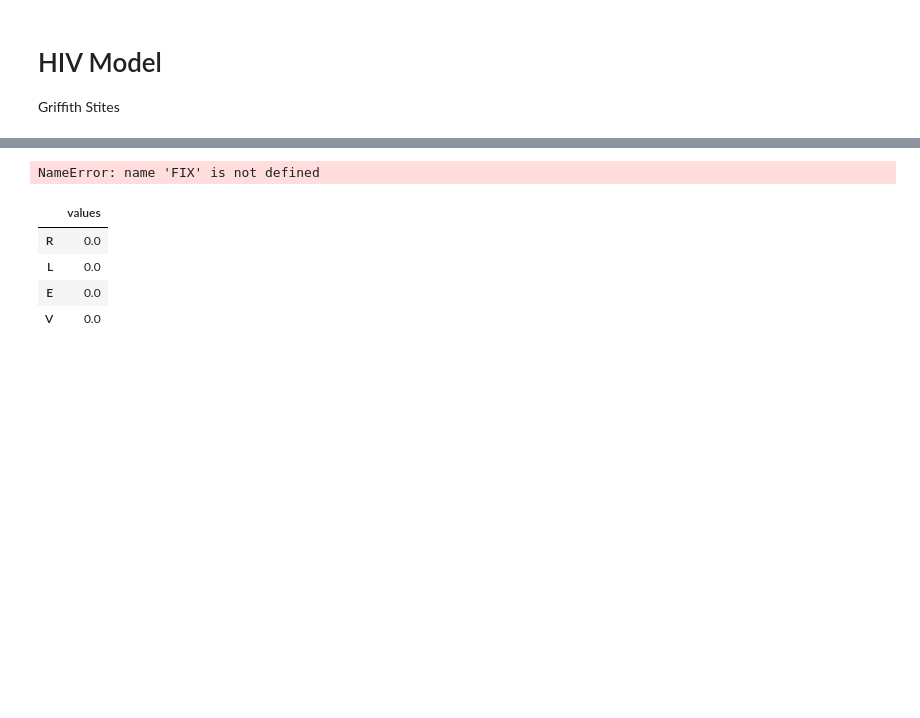
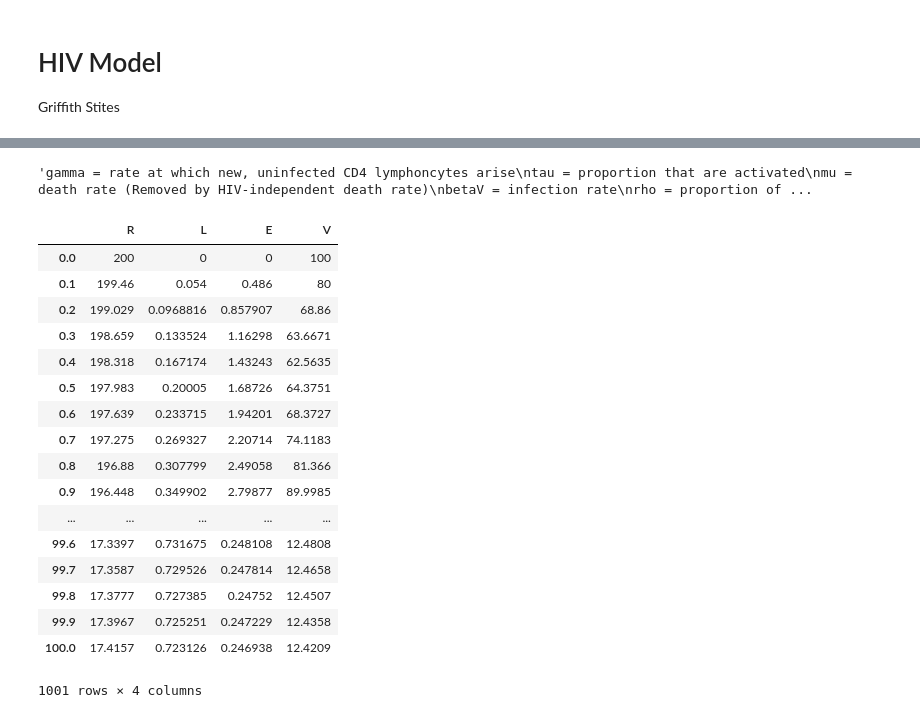
Before and after one commit to Griffith-Stites/ModSimPy, a Jupyter notebook: code/hiv_model.ipynb, the cells around one changed output, grey strips where cells are left out. Saved outputs shown, nothing was run; the diff lists cells and outputs as text; code cells hidden in the pictures; blank space fills up the shorter version.

```diff
--- a/code/hiv_model.ipynb
+++ b/code/hiv_model.ipynb
@@ -71,30 +99,49 @@ def update_func(state, time, system):
-# %%
-FIX
-def run_simulation(state, system, update_func):
-    """Runs a simulation of the system.
-
-    state: State object
-    system: System object
-    update_func: function that updates state
-
-    returns: TimeFrame
-    """
-    unpack(system)
-
-    frame = TimeFrame(columns=init.index)
-    frame.row[t0] = init
-
-    for t in linrange(t0, t_end):
-        frame.row[t+1] = update_func(frame.row[t], t, system)
-
-    return frame
-# %% [output]
-NameError: name 'FIX' is not defined
-# %%
-state = update_func(initial,2,system)
-# %% [output]
-|  | values |
-| R | 0.0 |
-| L | 0.0 |
-| E | 0.0 |
-| V | 0.0 |
+# %%
+# Values per day
+
+system=System(gamma=1.36,
+              tau=.2,
+              mu=1.36e-3,
+              beta=.00027,
+              rho=.1,
+              alpha=3.6e-2,
+              delta=.33,
+              sigma=2,
+              pi=100,
+              t_0=0,
+              t_end=100,
+              dt = 0.1)
+'''gamma = rate at which new, uninfected CD4 lymphoncytes arise
+tau = proportion that are activated
+mu = death rate (Removed by HIV-independent death rate)
+betaV = infection rate
+rho = proportion of cells become latently infected
+alpha = activation rate
+delta = death rate for activated
+sigma = removal rate of free virions
+pi = Rate of production of virons by an actively infected cell
+t_0 = start time for the simulation
+t_end = end time for the simulation'''
+# %% [output]
+'gamma = rate at which new, uninfected CD4 lymphoncytes arise\ntau = proportion that are activated\nmu = death rate (Removed by HIV-independent death rate)\nbetaV = infection rate\nrho = proportion of ...
+# %%
+results = run_simulation(initial, system, update_func)
+# %% [output]
+|  | R | L | E | V |
+| 0.0 | 200 | 0 | 0 | 100 |
+| 0.1 | 199.46 | 0.054 | 0.486 | 80 |
+| 0.2 | 199.029 | 0.0968816 | 0.857907 | 68.86 |
+| 0.3 | 198.659 | 0.133524 | 1.16298 | 63.6671 |
+| 0.4 | 198.318 | 0.167174 | 1.43243 | 62.5635 |
+| 0.5 | 197.983 | 0.20005 | 1.68726 | 64.3751 |
+| 0.6 | 197.639 | 0.233715 | 1.94201 | 68.3727 |
+| 0.7 | 197.275 | 0.269327 | 2.20714 | 74.1183 |
+| 0.8 | 196.88 | 0.307799 | 2.49058 | 81.366 |
+| 0.9 | 196.448 | 0.349902 | 2.79877 | 89.9985 |
+| ... | ... | ... | ... | ... |
+| 99.6 | 17.3397 | 0.731675 | 0.248108 | 12.4808 |
+| 99.7 | 17.3587 | 0.729526 | 0.247814 | 12.4658 |
+| 99.8 | 17.3777 | 0.727385 | 0.24752 | 12.4507 |
+| 99.9 | 17.3967 | 0.725251 | 0.247229 | 12.4358 |
+| 100.0 | 17.4157 | 0.723126 | 0.246938 | 12.4209 |
+1001 rows × 4 columns
```
Also changed, not shown: parts of 8 cells of this notebook.
